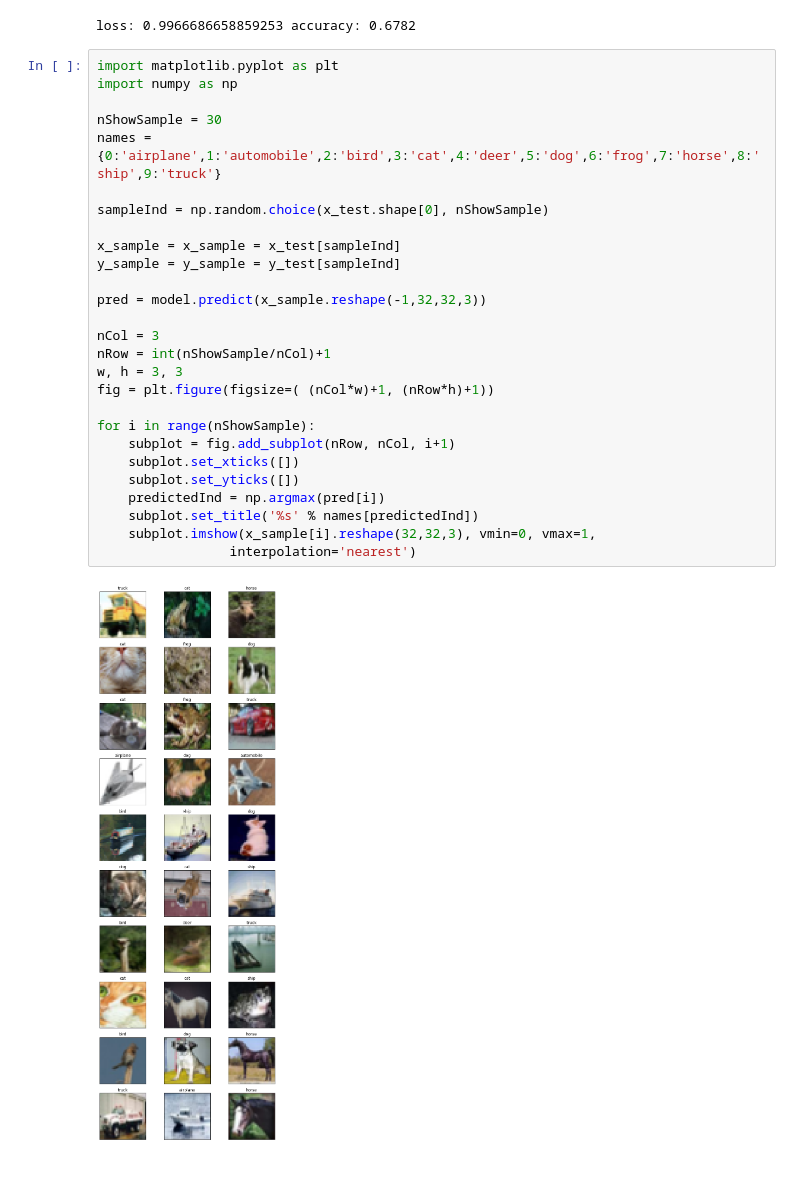
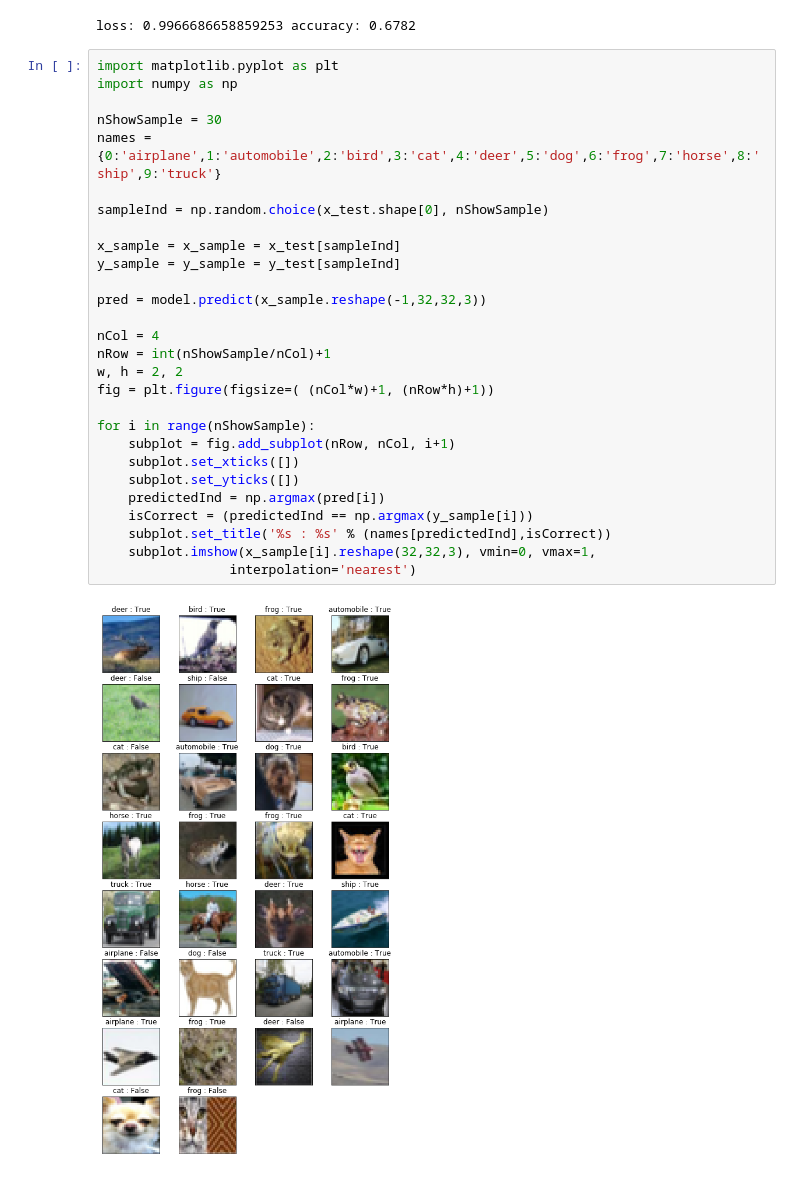
Before and after one commit to skim0119/DeepLearning_Notes, a Jupyter notebook: 6.3 CIFAR10 Classifier - Convolution Network (Keras).ipynb, the cells around one changed output. Cells and saved outputs as stored; diff of their text form.

```diff
--- a/6.3 CIFAR10 Classifier - Convolution Network (Keras).ipynb
+++ b/6.3 CIFAR10 Classifier - Convolution Network (Keras).ipynb
@@ -140,29 +140,30 @@ loss: 0.9966686658859253 accuracy: 0.6782
 # %%
 import matplotlib.pyplot as plt
 import numpy as np
 
 nShowSample = 30
 names = {0:'airplane',1:'automobile',2:'bird',3:'cat',4:'deer',5:'dog',6:'frog',7:'horse',8:'ship',9:'truck'}
 
 sampleInd = np.random.choice(x_test.shape[0], nShowSample)
 
 x_sample = x_sample = x_test[sampleInd]
 y_sample = y_sample = y_test[sampleInd]
 
 pred = model.predict(x_sample.reshape(-1,32,32,3))
 
-nCol = 3
+nCol = 4
 nRow = int(nShowSample/nCol)+1
-w, h = 3, 3
+w, h = 2, 2
 fig = plt.figure(figsize=( (nCol*w)+1, (nRow*h)+1))
 
 for i in range(nShowSample):
     subplot = fig.add_subplot(nRow, nCol, i+1)
     subplot.set_xticks([])
     subplot.set_yticks([])
     predictedInd = np.argmax(pred[i])
-    subplot.set_title('%s' % names[predictedInd])
+    isCorrect = (predictedInd == np.argmax(y_sample[i]))
+    subplot.set_title('%s : %s' % (names[predictedInd],isCorrect))
     subplot.imshow(x_sample[i].reshape(32,32,3), vmin=0, vmax=1,
                  interpolation='nearest')
 # %% [output]
-[figure, old version]
+[figure, new version]
```
